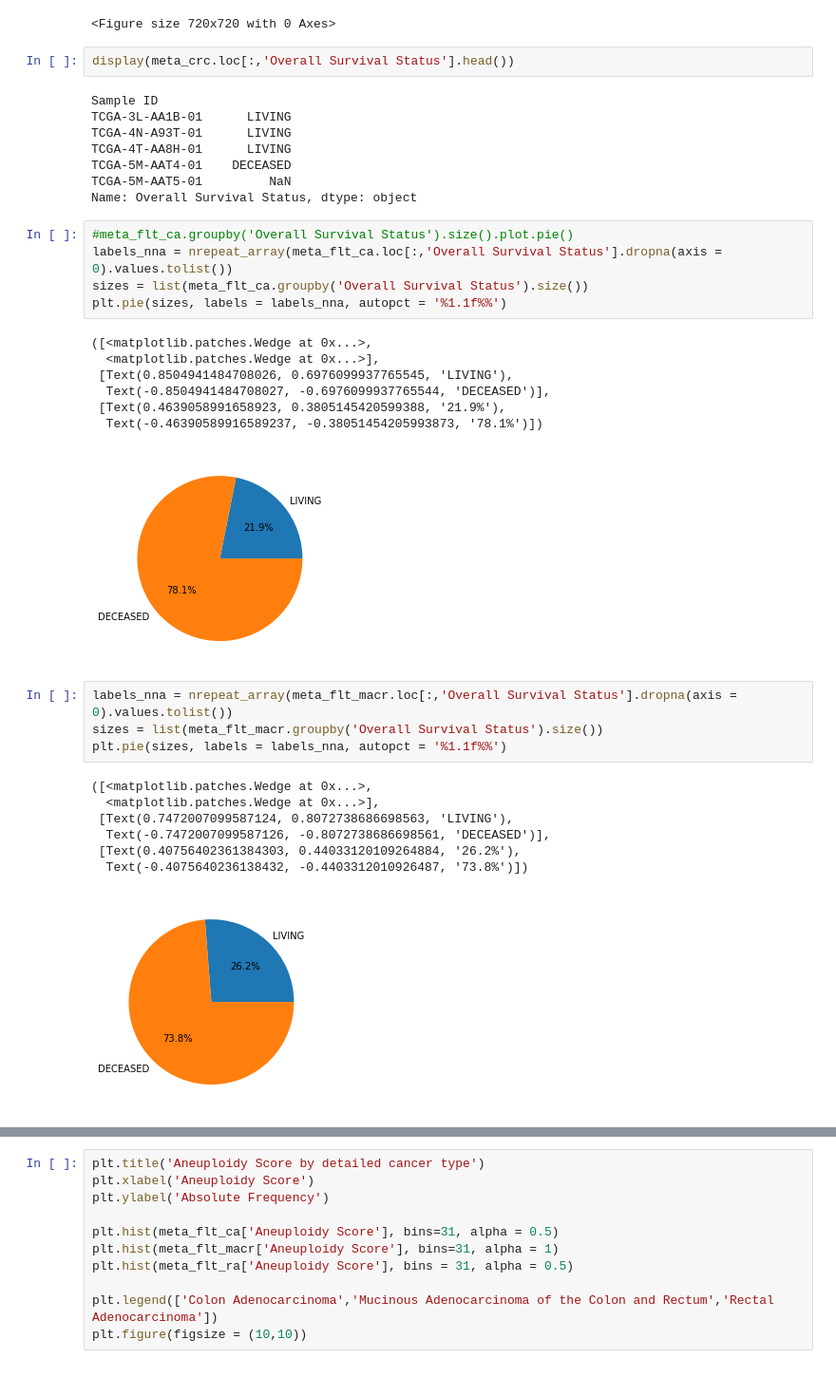
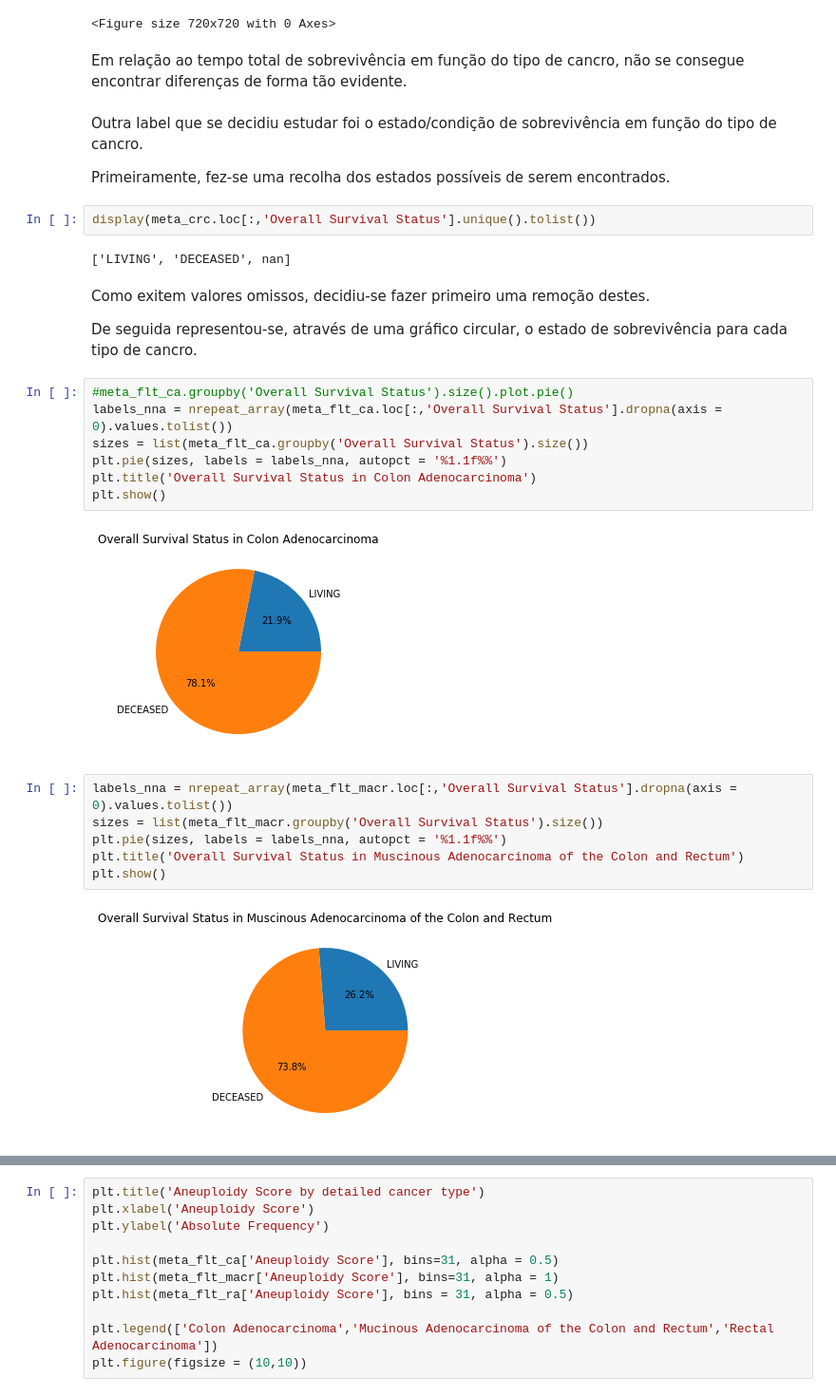
Before and after one commit to edgar-pinto/MEBIOM_BIOINF, a Jupyter notebook: dataset1.ipynb, the cells around one changed output, grey strips where cells are left out. Shown at 95% size. Cells and saved outputs as stored; diff of their text form.

```diff
--- a/dataset1.ipynb
+++ b/dataset1.ipynb
@@ -642,41 +638,37 @@ plt.figure(figsize = (10,10))
 <Figure size 720x720 with 0 Axes>
 [figure]
 <Figure size 720x720 with 0 Axes>
+# %% [markdown]
+Em relação ao tempo total de sobrevivência em função do tipo de cancro, não se consegue encontrar diferenças de forma tão evidente.
+# %% [markdown]
+Outra label que se decidiu estudar foi o estado/condição de sobrevivência em função do tipo de cancro.
+
+Primeiramente, fez-se uma recolha dos estados possíveis de serem encontrados.
 # %%
-display(meta_crc.loc[:,'Overall Survival Status'].head())
+display(meta_crc.loc[:,'Overall Survival Status'].unique().tolist())
 # %% [output]
-Sample ID
-TCGA-3L-AA1B-01      LIVING
-TCGA-4N-A93T-01      LIVING
-TCGA-4T-AA8H-01      LIVING
-TCGA-5M-AAT4-01    DECEASED
-TCGA-5M-AAT5-01         NaN
-Name: Overall Survival Status, dtype: object
+['LIVING', 'DECEASED', nan]
+# %% [markdown]
+Como exitem valores omissos, decidiu-se fazer primeiro uma remoção destes.
+
+De seguida representou-se, através de uma gráfico circular, o estado de sobrevivência para cada tipo de cancro.
 # %%
 #meta_flt_ca.groupby('Overall Survival Status').size().plot.pie()
 labels_nna = nrepeat_array(meta_flt_ca.loc[:,'Overall Survival Status'].dropna(axis = 0).values.tolist())
 sizes = list(meta_flt_ca.groupby('Overall Survival Status').size())
 plt.pie(sizes, labels = labels_nna, autopct = '%1.1f%%')
+plt.title('Overall Survival Status in Colon Adenocarcinoma')
+plt.show()
 # %% [output]
-([<matplotlib.patches.Wedge at 0x...>,
-  <matplotlib.patches.Wedge at 0x...>],
- [Text(0.8504941484708026, 0.6976099937765545, 'LIVING'),
-  Text(-0.8504941484708027, -0.6976099937765544, 'DECEASED')],
- [Text(0.4639058991658923, 0.3805145420599388, '21.9%'),
-  Text(-0.46390589916589237, -0.38051454205993873, '78.1%')])
-[figure, old version]
+[figure, new version]
 # %%
 labels_nna = nrepeat_array(meta_flt_macr.loc[:,'Overall Survival Status'].dropna(axis = 0).values.tolist())
 sizes = list(meta_flt_macr.groupby('Overall Survival Status').size())
 plt.pie(sizes, labels = labels_nna, autopct = '%1.1f%%')
+plt.title('Overall Survival Status in Muscinous Adenocarcinoma of the Colon and Rectum')
+plt.show()
 # %% [output]
-([<matplotlib.patches.Wedge at 0x...>,
-  <matplotlib.patches.Wedge at 0x...>],
- [Text(0.7472007099587124, 0.8072738686698563, 'LIVING'),
-  Text(-0.7472007099587126, -0.8072738686698561, 'DECEASED')],
- [Text(0.40756402361384303, 0.44033120109264884, '26.2%'),
-  Text(-0.4075640236138432, -0.4403312010926487, '73.8%')])
-[figure, old version]
+[figure, new version]
 # %%
 labels_nna = nrepeat_array(meta_flt_ra.loc[:,'Overall Survival Status'].dropna(axis = 0).values.tolist())
 sizes = list(meta_flt_ra.groupby('Overall Survival Status').size())
```
Also changed, not shown: parts of 78 cells of this notebook.
